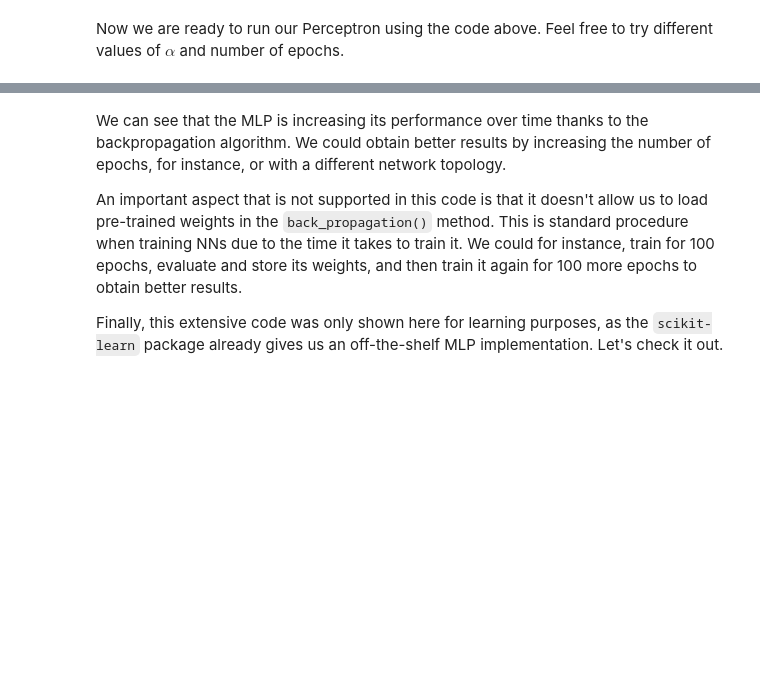
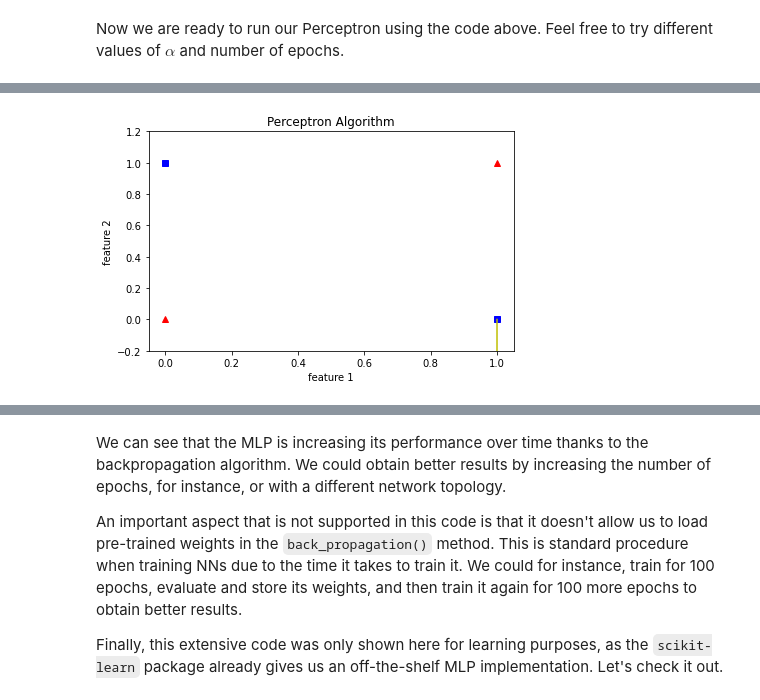
Before and after one commit to grellert/INE410146-machine-learning, a Jupyter notebook: NOTEBOOKS/8-Neural_Networks.ipynb, the cells around one changed output, grey strips where cells are left out. Drawn from its saved outputs; the diff is of its cells as text; code cells hidden in the pictures; blank space fills up the shorter version.

```diff
--- a/NOTEBOOKS/8-Neural_Networks.ipynb
+++ b/NOTEBOOKS/8-Neural_Networks.ipynb
@@ -242,0 +255,20 @@ If our data is **linearly separable**, we can fit a perfect line that separates
+# %%
+X = np.array([
+    0, 0,
+    0, 1,
+    1, 0,
+    1, 1
+]).reshape(4, 2)
+
+y = np.array([0, 1, 1, 0]).reshape(4,)
+
+lr = 1
+epochs = 50
+
+weights = perceptron_train(X, y, lr, epochs)
+y_hat = predict(X, weights)
+loss = zero_one_loss(y, y_hat)
+
+print(f'Final loss: {loss}')
+plot_decision_boundary(X, weights)
+# %% [output]
@@ -243,3 +281,4 @@ If our data is **linearly separable**, we can fit a perfect line that separates
+[figure, added]
 # %% [markdown]
 ## Multilayer Perceptrons (MLP)
 
```
Also changed, not shown: parts of 9 cells of this notebook.
